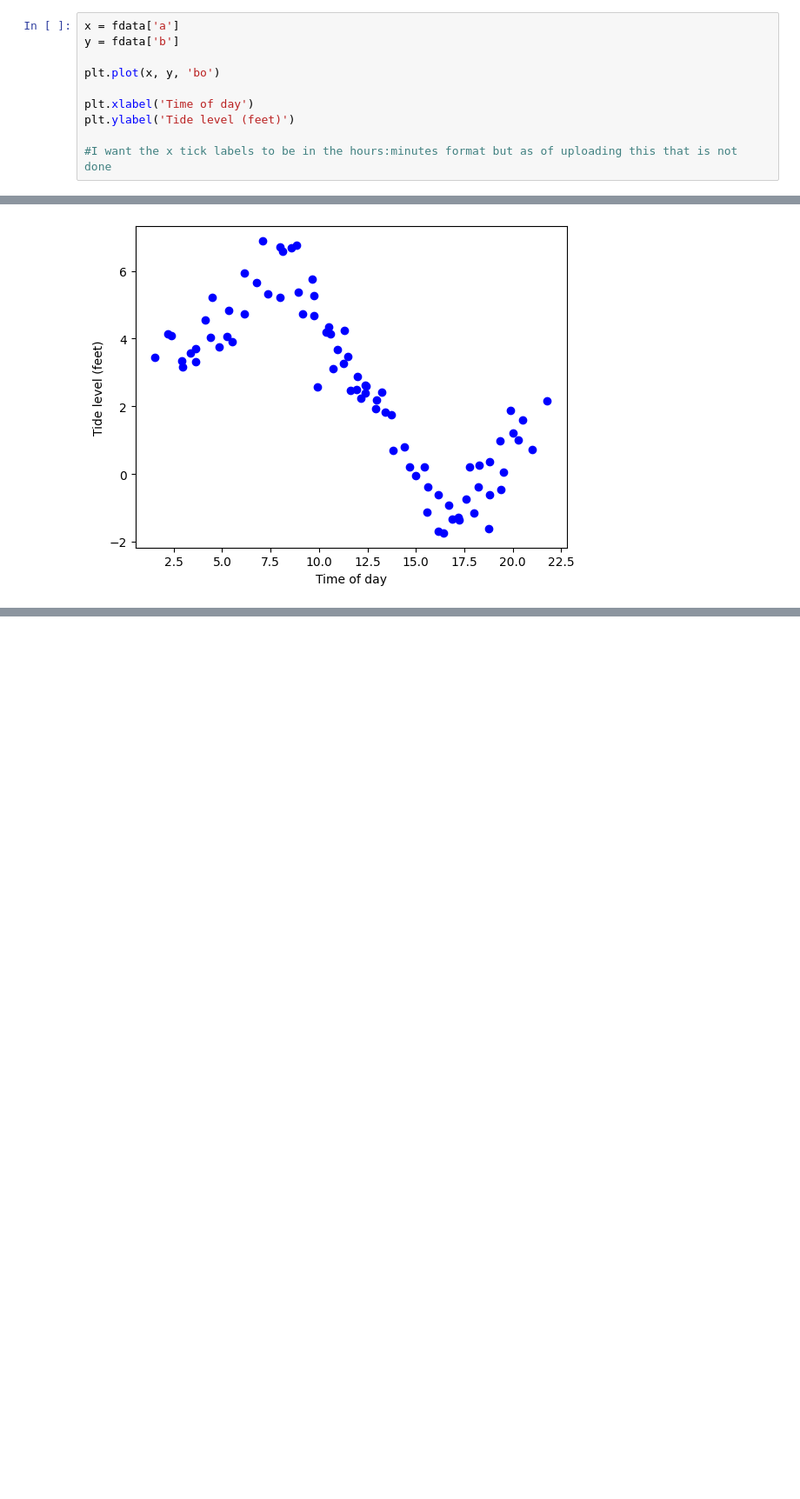
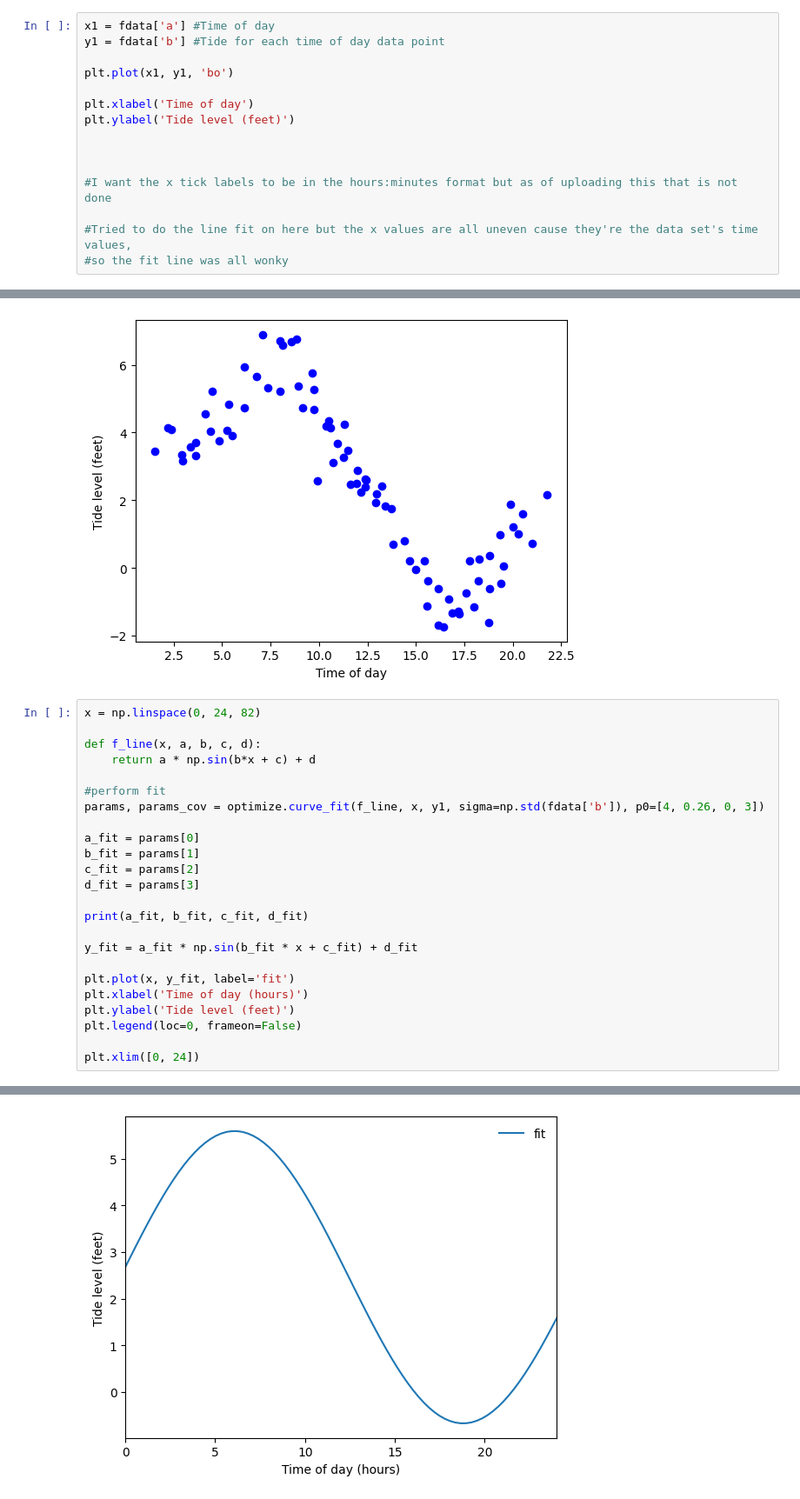
Before and after one commit to carburto/astr19_group_a9, a Jupyter notebook: group_project_data.ipynb, the cells around one changed output, grey strips where cells are left out. Shown: that part at 87% size. Cells and saved outputs as stored; diff of their text form; blank space fills up the shorter version.

```diff
--- a/group_project_data.ipynb
+++ b/group_project_data.ipynb
@@ -54,15 +55,45 @@ print(fdata)
 21.7666666666667  2.17
 Length = 82 rows
 # %%
-x = fdata['a']
-y = fdata['b']
+x1 = fdata['a'] #Time of day
+y1 = fdata['b'] #Tide for each time of day data point
 
-plt.plot(x, y, 'bo')
+plt.plot(x1, y1, 'bo')
 
 plt.xlabel('Time of day')
 plt.ylabel('Tide level (feet)')
 
+
+
 #I want the x tick labels to be in the hours:minutes format but as of uploading this that is not done
+
+#Tried to do the line fit on here but the x values are all uneven cause they're the data set's time values,
+#so the fit line was all wonky
 # %% [output]
 Text(0, 0.5, 'Tide level (feet)')
 [figure]
+# %%
+x = np.linspace(0, 24, 82)
+
+def f_line(x, a, b, c, d):
+    return a * np.sin(b*x + c) + d
+
+#perform fit
+params, params_cov = optimize.curve_fit(f_line, x, y1, sigma=np.std(fdata['b']), p0=[4, 0.26, 0, 3])
+
+a_fit = params[0]
+b_fit = params[1]
+c_fit = params[2]
+d_fit = params[3]
+
+print(a_fit, b_fit, c_fit, d_fit)
+
+y_fit = a_fit * np.sin(b_fit * x + c_fit) + d_fit
+
+plt.plot(x, y_fit, label='fit')
+plt.xlabel('Time of day (hours)')
+plt.ylabel('Tide level (feet)')
+plt.legend(loc=0, frameon=False)
+
+plt.xlim([0, 24])
+# %% [output]
@@ -69 +102,2 @@ Text(0, 0.5, 'Tide level (feet)')
+[figure, added]
 # %%
```
Also changed, not shown: parts of 7 cells of this notebook.
